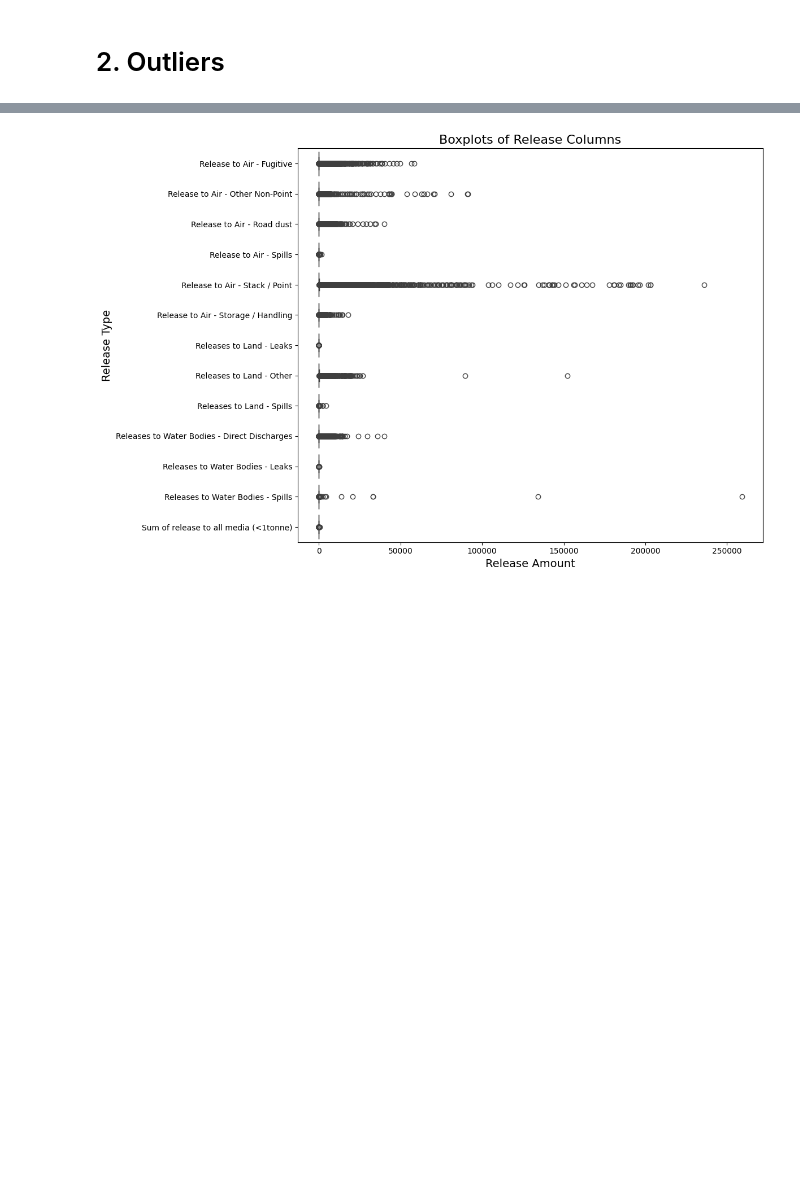
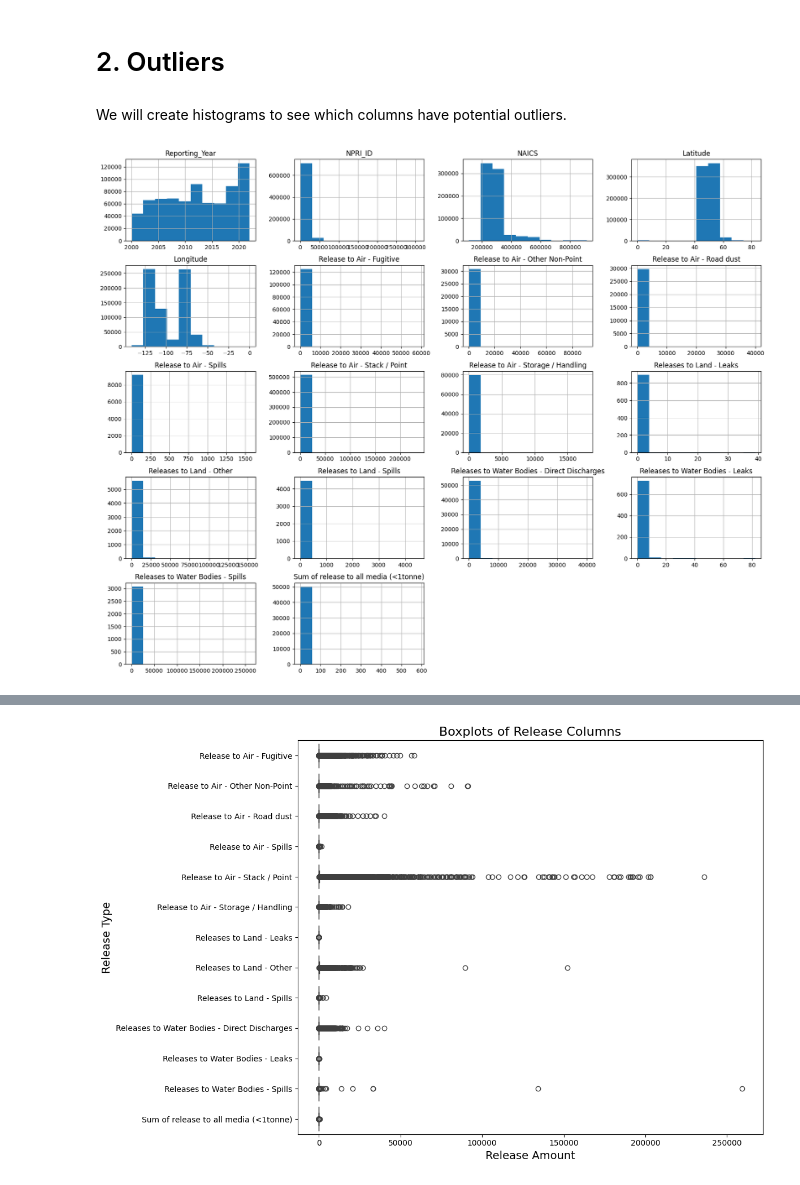
Before and after one commit to alekivetz/CMPT-2400, a Jupyter notebook: NPRI_EDA_AL.ipynb, the cells around one changed output, grey strips where cells are left out. Cells and saved outputs as stored; diff of their text form; code cells hidden in the pictures; blank space fills up the shorter version.

```diff
--- a/NPRI_EDA_AL.ipynb
+++ b/NPRI_EDA_AL.ipynb
@@ -212,0 +236,9 @@ release_columns = [
+# %% [markdown]
+We will create histograms to see which columns have potential outliers.
+# %%
+# All histograms
+
+df.hist(figsize=(20, 16))
+plt.show()
+# %% [output]
+[figure, added]
```
Also changed, not shown: parts of 9 cells of this notebook.
